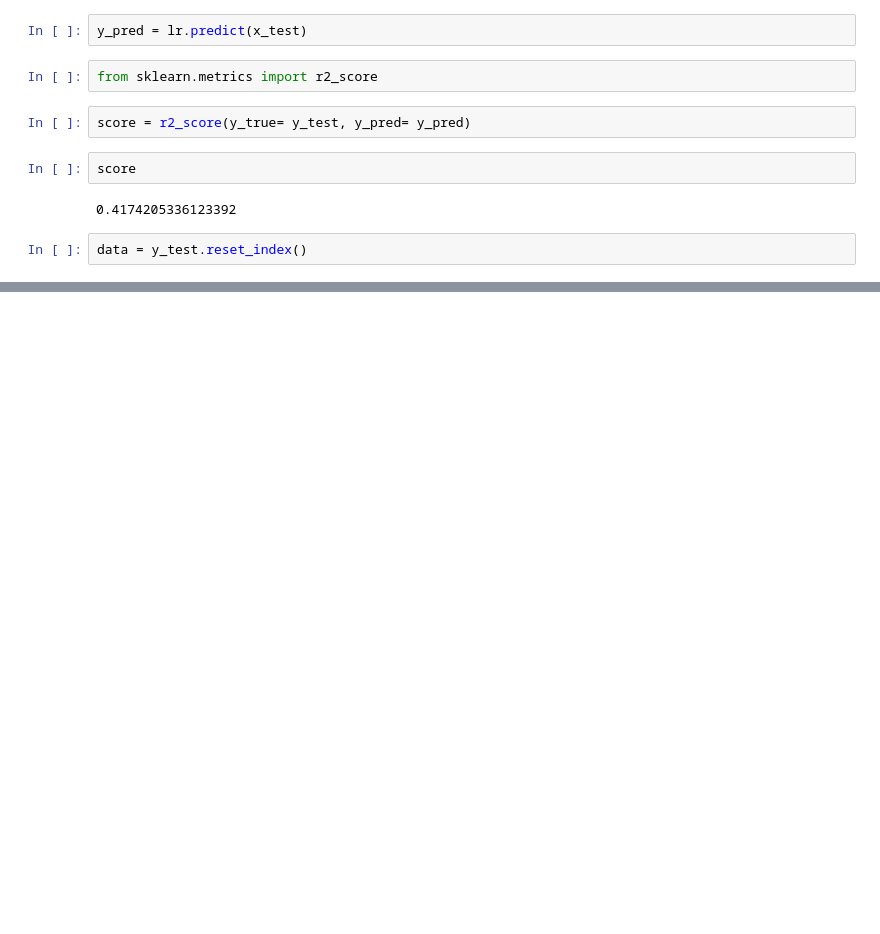
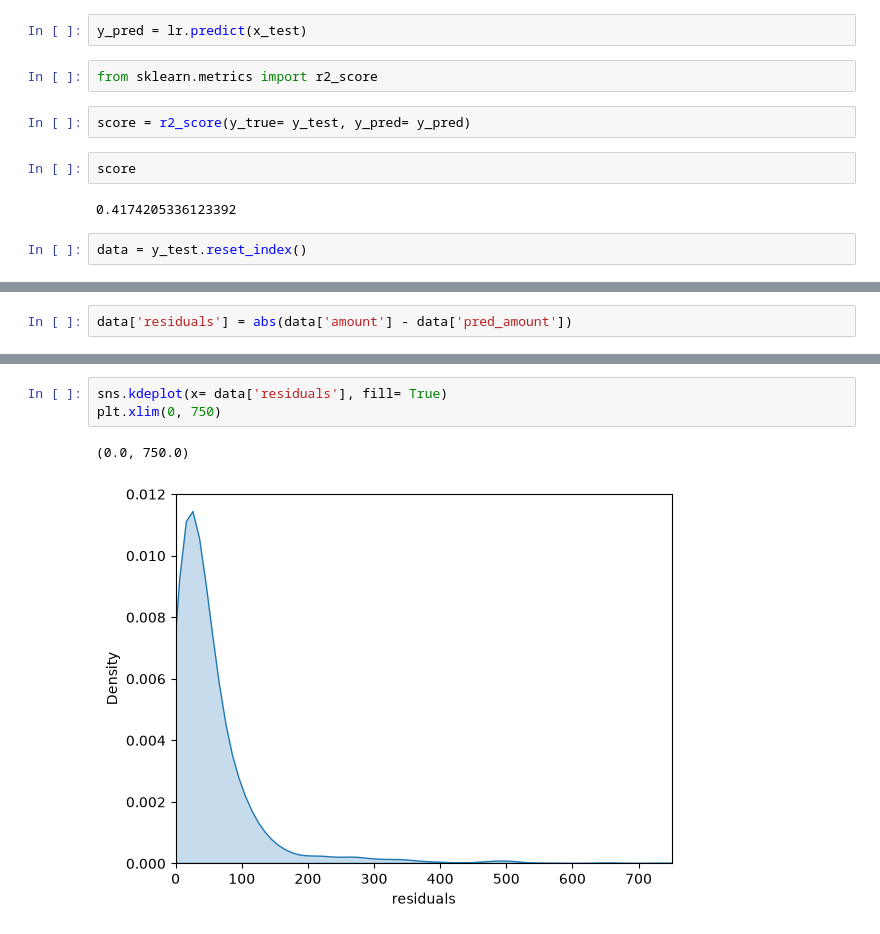
Before and after one commit to TalhaEjaz19040/house_price_prediction, a Jupyter notebook: notebooks/feature_engineering.ipynb, the cells around one changed output, grey strips where cells are left out. Cells and saved outputs as stored; diff of their text form; blank space fills up the shorter version.

```diff
--- a/notebooks/feature_engineering.ipynb
+++ b/notebooks/feature_engineering.ipynb
@@ -737,0 +738,2 @@ RMSE: 104.77452399039566
+# %%
+data['residuals'] = abs(data['amount'] - data['pred_amount'])
@@ -737,0 +756,6 @@ RMSE: 104.77452399039566
+# %%
+sns.kdeplot(x= data['residuals'], fill= True)
+plt.xlim(0, 750)
+# %% [output]
+(0.0, 750.0)
+[figure, added]
```
Also changed, not shown: parts of 9 cells of this notebook.
